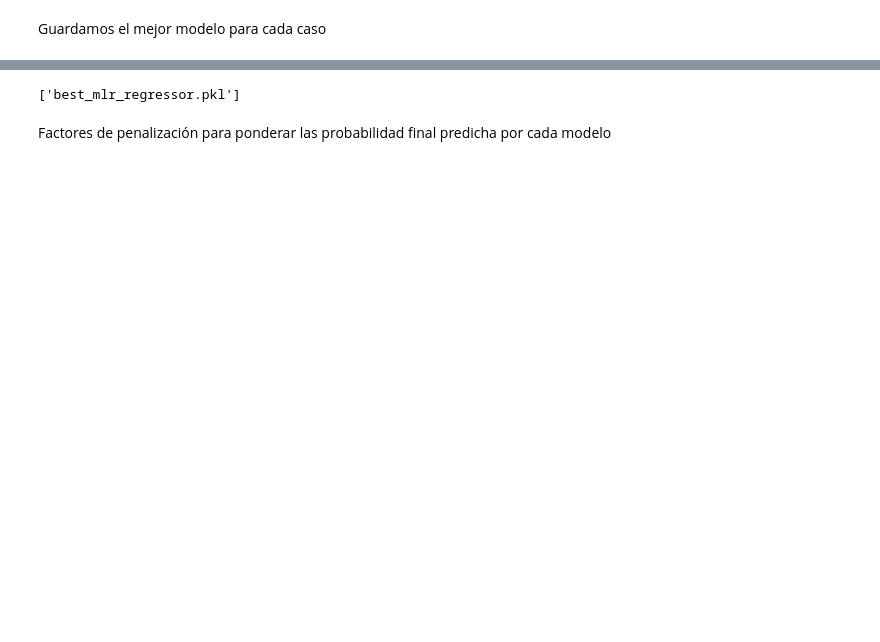
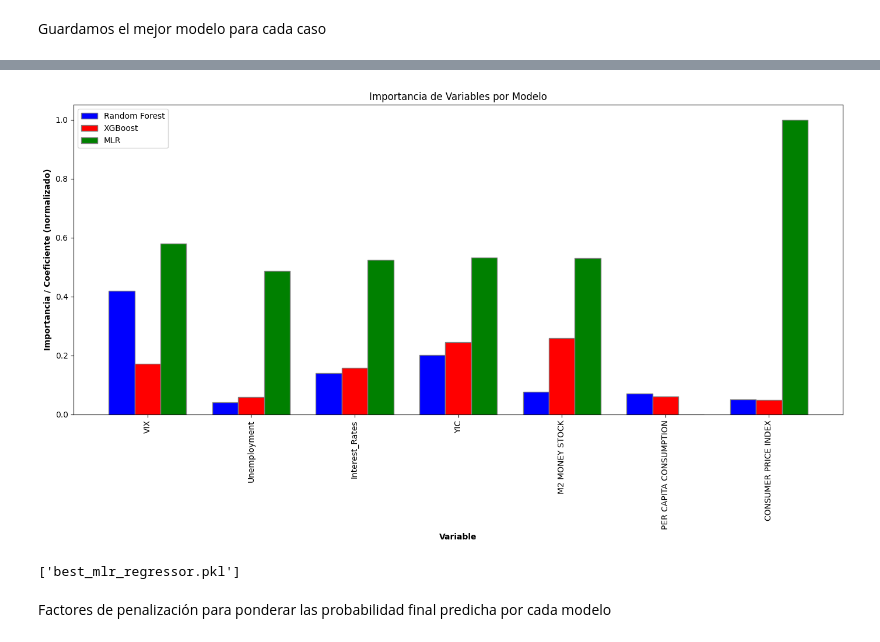
Before and after one commit to ExequielVialPrado/TFM-US-PREDICTION, a Jupyter notebook: tfm_code.ipynb, the cells around one changed output, grey strips where cells are left out. Drawn from its saved outputs; the diff is of its cells as text; code cells hidden in the pictures; blank space fills up the shorter version.

```diff
--- a/tfm_code.ipynb
+++ b/tfm_code.ipynb
@@ -531,3 +550,7 @@ Guardamos el mejor modelo para cada caso
 best_rf_regressor = rf_pred[2]
 best_xgboost_regressor = xgboost_pred[2]
 best_mlr_regressor = mlr_pred[2]
+# %%
+variables_rendimiento_rf = rf_pred[3]
+variables_rendimiento_xgb = xgboost_pred[3]
+variables_rendimiento_mlr = mlr_pred[3]
@@ -534,3 +587,48 @@ best_mlr_regressor = mlr_pred[2]
+# %%
+
+# Crear un DataFrame de pandas a partir de los diccionarios
+df_rf = pd.DataFrame(list(variables_rendimiento_rf.items()), columns=['Variable', 'Importancia_RF'])
+df_xgb = pd.DataFrame(list(variables_rendimiento_xgb.items()), columns=['Variable', 'Importancia_XGB'])
+df_mlr = pd.DataFrame(list(variables_rendimiento_mlr.items()), columns=['Variable', 'Coeficiente_MLR'])
+
+# Normalizar los coeficientes de MLR entre 0 y 1
+scaler = MinMaxScaler()
+df_mlr['Coeficiente_MLR'] = scaler.fit_transform(df_mlr[['Coeficiente_MLR']])
+
+# Unir los DataFrames en uno solo
+df = df_rf.merge(df_xgb, on='Variable').merge(df_mlr, on='Variable')
+
+# Configuración del gráfico
+fig, ax = plt.subplots(figsize=(14, 8))
+
+# Establecer el ancho de las barras
+bar_width = 0.25
+
+# Posiciones en el eje x
+r1 = range(len(df))
+r2 = [x + bar_width for x in r1]
+r3 = [x + bar_width for x in r2]
+
+# Crear las barras
+ax.bar(r1, df['Importancia_RF'], color='b', width=bar_width, edgecolor='grey', label='Random Forest')
+ax.bar(r2, df['Importancia_XGB'], color='r', width=bar_width, edgecolor='grey', label='XGBoost')
+ax.bar(r3, df['Coeficiente_MLR'], color='g', width=bar_width, edgecolor='grey', label='MLR')
+
+# Agregar etiquetas y título
+ax.set_xlabel('Variable', fontweight='bold')
+ax.set_ylabel('Importancia / Coeficiente (normalizado)', fontweight='bold')
+ax.set_title('Importancia de Variables por Modelo')
+ax.set_xticks([r + bar_width for r in range(len(df))])
+ax.set_xticklabels(df['Variable'], rotation=90)
+
+# Añadir la leyenda
+ax.legend()
+
+# Mostrar el gráfico
+plt.tight_layout()
+plt.show()
+# %% [output]
+[figure, added]
 # %%
 # Guardar cada modelo en un fichero
 joblib.dump(best_rf_regressor, 'best_rf_regressor.pkl')
```
Also changed, not shown: parts of 26 cells of this notebook.
